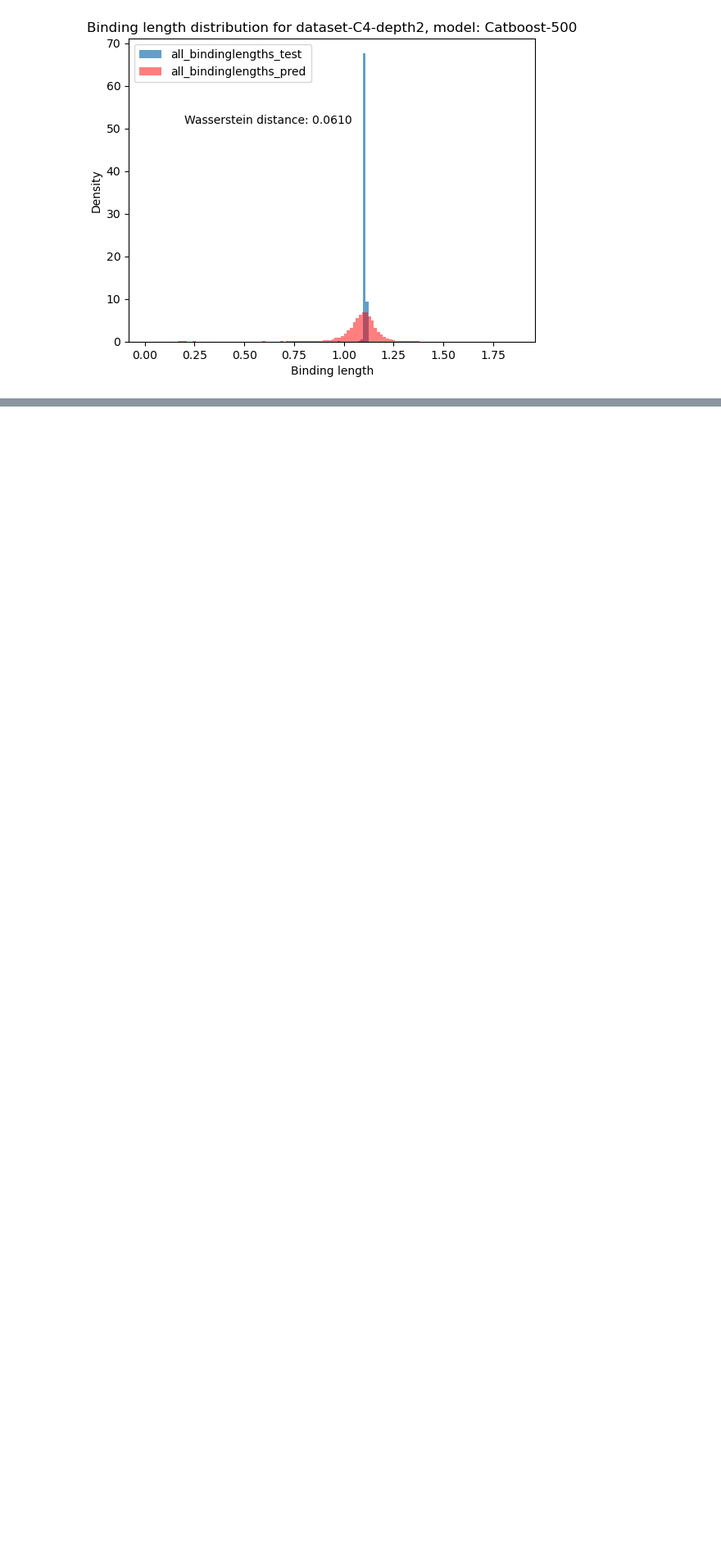
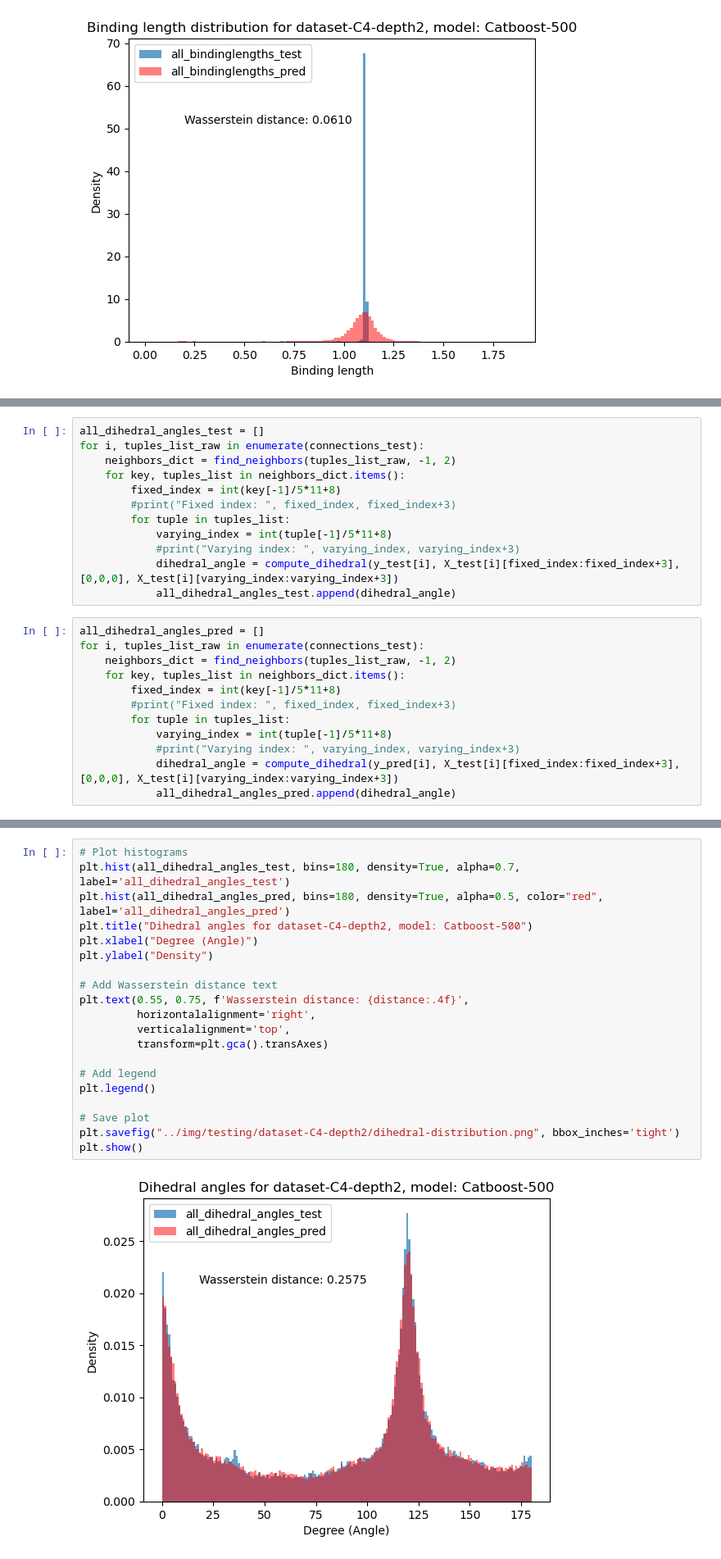
Before and after one commit to Hasosh/Hydrogen-Prediction, a Jupyter notebook: src/test_models.ipynb, the cells around one changed output, grey strips where cells are left out. Shown at 82% size. Drawn from its saved outputs; the diff is of its cells as text; blank space fills up the shorter version.

```diff
--- a/src/test_models.ipynb
+++ b/src/test_models.ipynb
@@ -483,0 +495,24 @@ plt.show()
+# %%
+all_dihedral_angles_test = []
+for i, tuples_list_raw in enumerate(connections_test):
+    neighbors_dict = find_neighbors(tuples_list_raw, -1, 2)
+    for key, tuples_list in neighbors_dict.items():
+        fixed_index = int(key[-1]/5*11+8)
+        #print("Fixed index: ", fixed_index, fixed_index+3)
+        for tuple in tuples_list:
+            varying_index = int(tuple[-1]/5*11+8)
+            #print("Varying index: ", varying_index, varying_index+3)
+            dihedral_angle = compute_dihedral(y_test[i], X_test[i][fixed_index:fixed_index+3], [0,0,0], X_test[i][varying_index:varying_index+3])
+            all_dihedral_angles_test.append(dihedral_angle)
+# %%
+all_dihedral_angles_pred = []
+for i, tuples_list_raw in enumerate(connections_test):
+    neighbors_dict = find_neighbors(tuples_list_raw, -1, 2)
+    for key, tuples_list in neighbors_dict.items():
+        fixed_index = int(key[-1]/5*11+8)
+        #print("Fixed index: ", fixed_index, fixed_index+3)
+        for tuple in tuples_list:
+            varying_index = int(tuple[-1]/5*11+8)
+            #print("Varying index: ", varying_index, varying_index+3)
+            dihedral_angle = compute_dihedral(y_pred[i], X_test[i][fixed_index:fixed_index+3], [0,0,0], X_test[i][varying_index:varying_index+3])
+            all_dihedral_angles_pred.append(dihedral_angle)
@@ -484,3 +525,25 @@ plt.show()
+# %%
+# Plot histograms
+plt.hist(all_dihedral_angles_test, bins=180, density=True, alpha=0.7, label='all_dihedral_angles_test')
+plt.hist(all_dihedral_angles_pred, bins=180, density=True, alpha=0.5, color="red", label='all_dihedral_angles_pred')
+plt.title("Dihedral angles for dataset-C4-depth2, model: Catboost-500")
+plt.xlabel("Degree (Angle)")
+plt.ylabel("Density")
+
+# Add Wasserstein distance text
+plt.text(0.55, 0.75, f'Wasserstein distance: {distance:.4f}',
+         horizontalalignment='right',
+         verticalalignment='top',
+         transform=plt.gca().transAxes)
+
+# Add legend
+plt.legend()
+
+# Save plot
+plt.savefig("../img/testing/dataset-C4-depth2/dihedral-distribution.png", bbox_inches='tight')
+plt.show()
+# %% [output]
+[figure, added]
 # %% [markdown]
 ### 2. Random Forest n=500
 # %%
```
Also changed, not shown: parts of 8 cells of this notebook, 1 other file.
